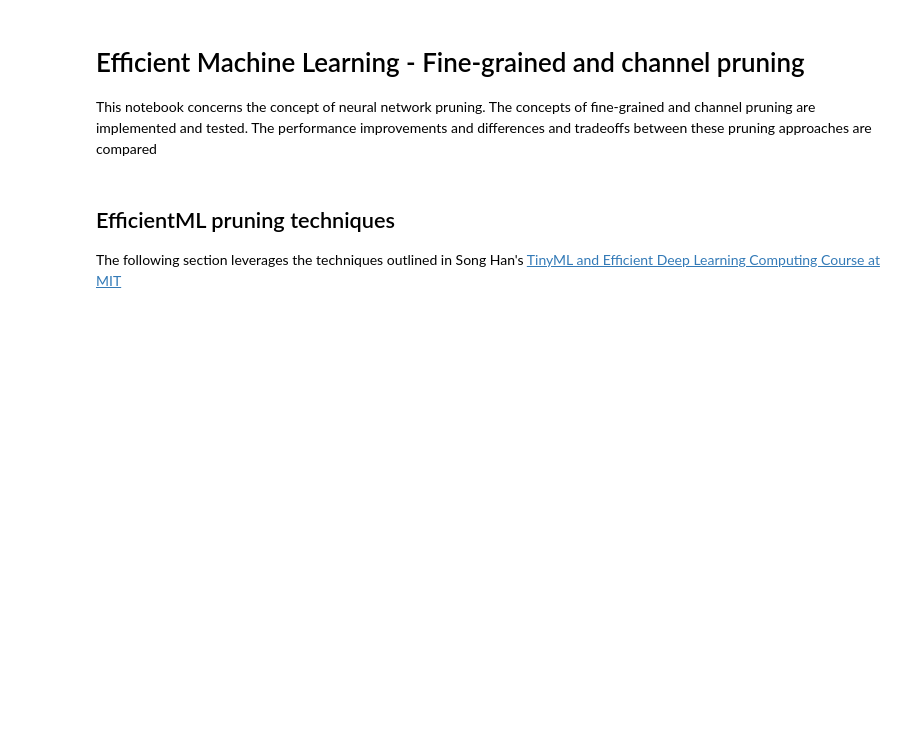
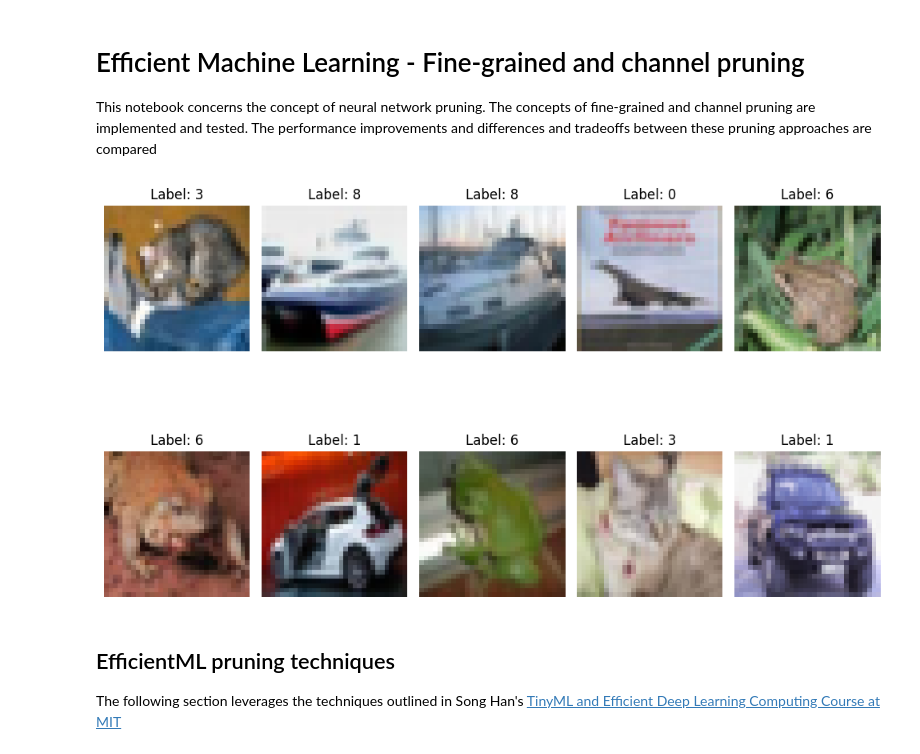
Before and after one commit to Pudro/nn_pruning, a Jupyter notebook: pruning.ipynb, the cells around one changed output. Drawn from its saved outputs; the diff is of its cells as text; code cells hidden in the pictures; blank space fills up the shorter version.

```diff
--- a/pruning.ipynb
+++ b/pruning.ipynb
@@ -1,6 +1,17 @@
 # %% [markdown]
 # Efficient Machine Learning - Fine-grained and channel pruning
 This notebook concerns the concept of neural network pruning. The concepts of fine-grained and channel pruning are implemented and tested. The performance improvements and differences and tradeoffs between these pruning approaches are compared
+# %%
+images, labels = next(iter(dataloader['test']))
+plt.figure(figsize=(10, 10))  # Adjust the figure size as needed
+for i in range(10):  # Displaying 10 images, adjust the range as needed
+    plt.subplot(2, 5, i + 1)  # 2 rows, 5 columns for 10 images
+    plt.imshow(np.transpose(images[i], (1, 2, 0)))
+    plt.axis('off')
+    plt.title(f'Label: {labels[i]}')
+    plt.tight_layout()
+# %% [output]
+[figure, added]
 # %% [markdown]
 ## EfficientML pruning techniques
 The following section leverages the techniques outlined in Song Han's [TinyML and Efficient Deep Learning Computing Course at MIT](https://hanlab.mit.edu/courses/2023-fall-65940)
```
